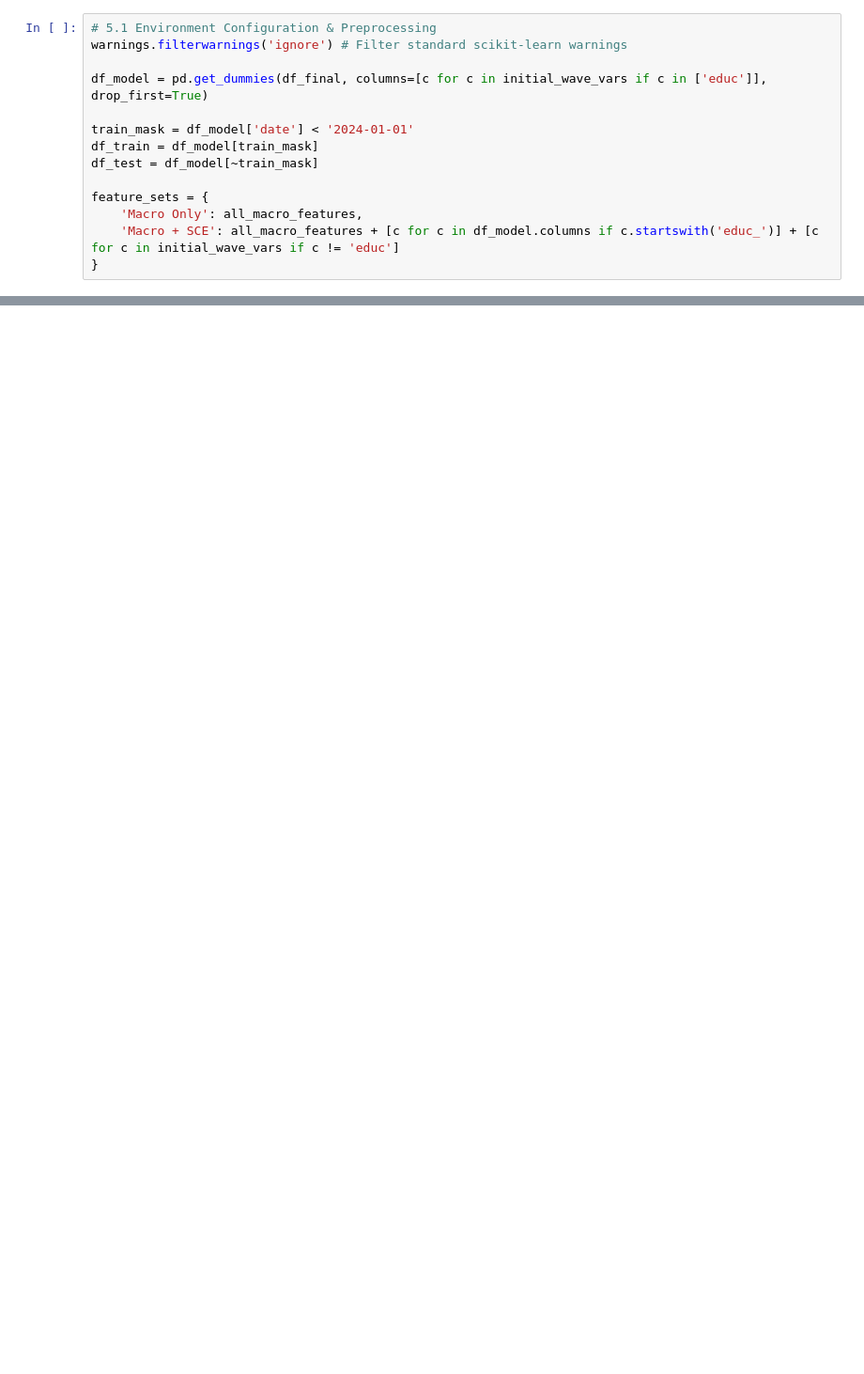
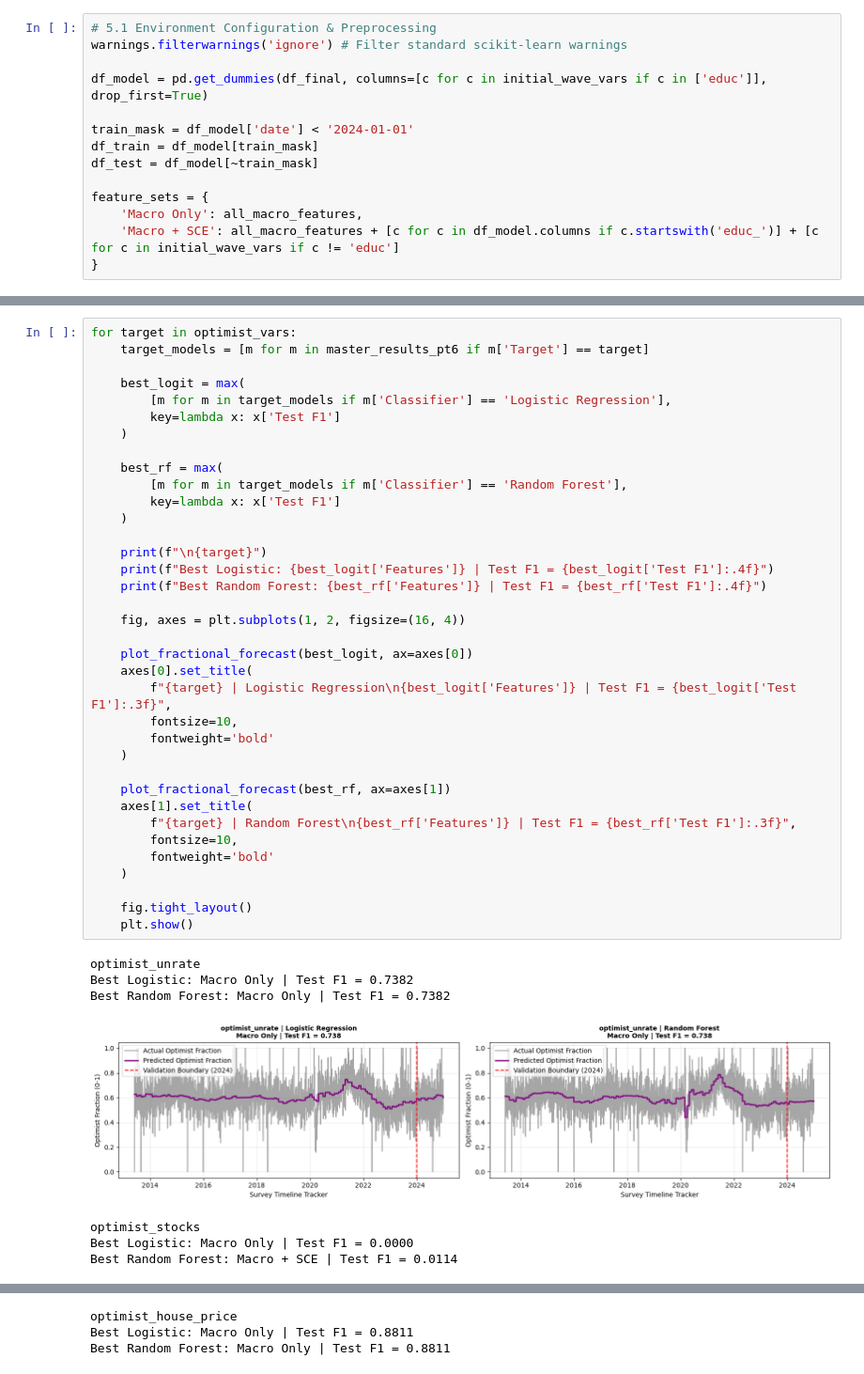
Before and after one commit to magnusbrunsberg/FIE463-V26, a Jupyter notebook: termpapers/tp2/solution.ipynb, the cells around one changed output, grey strips where cells are left out. Shown at 94% size. Cells and saved outputs as stored; diff of their text form; blank space fills up the shorter version.

```diff
--- a/termpapers/tp2/solution.ipynb
+++ b/termpapers/tp2/solution.ipynb
@@ -938,0 +1006,44 @@ output_df_cls.style.format(precision=4).background_gradient(subset=['Test F1'],
+# %%
+for target in optimist_vars:
+    target_models = [m for m in master_results_pt6 if m['Target'] == target]
+
+    best_logit = max(
+        [m for m in target_models if m['Classifier'] == 'Logistic Regression'],
+        key=lambda x: x['Test F1']
+    )
+
+    best_rf = max(
+        [m for m in target_models if m['Classifier'] == 'Random Forest'],
+        key=lambda x: x['Test F1']
+    )
+
+    print(f"\n{target}")
+    print(f"Best Logistic: {best_logit['Features']} | Test F1 = {best_logit['Test F1']:.4f}")
+    print(f"Best Random Forest: {best_rf['Features']} | Test F1 = {best_rf['Test F1']:.4f}")
+
+    fig, axes = plt.subplots(1, 2, figsize=(16, 4))
+
+    plot_fractional_forecast(best_logit, ax=axes[0])
+    axes[0].set_title(
+        f"{target} | Logistic Regression\n{best_logit['Features']} | Test F1 = {best_logit['Test F1']:.3f}",
+        fontsize=10,
+        fontweight='bold'
+    )
+
+    plot_fractional_forecast(best_rf, ax=axes[1])
+    axes[1].set_title(
+        f"{target} | Random Forest\n{best_rf['Features']} | Test F1 = {best_rf['Test F1']:.3f}",
+        fontsize=10,
+        fontweight='bold'
+    )
+
+    fig.tight_layout()
+    plt.show()
+# %% [output]
+optimist_unrate
+Best Logistic: Macro Only | Test F1 = 0.7382
+Best Random Forest: Macro Only | Test F1 = 0.7382
+[figure, added]
+optimist_stocks
+Best Logistic: Macro Only | Test F1 = 0.0000
+Best Random Forest: Macro + SCE | Test F1 = 0.0114
@@ -938,0 +1051,3 @@ output_df_cls.style.format(precision=4).background_gradient(subset=['Test F1'],
+optimist_house_price
+Best Logistic: Macro Only | Test F1 = 0.8811
+Best Random Forest: Macro Only | Test F1 = 0.8811
```
Also changed, not shown: parts of 90 cells of this notebook, 28 other files.
